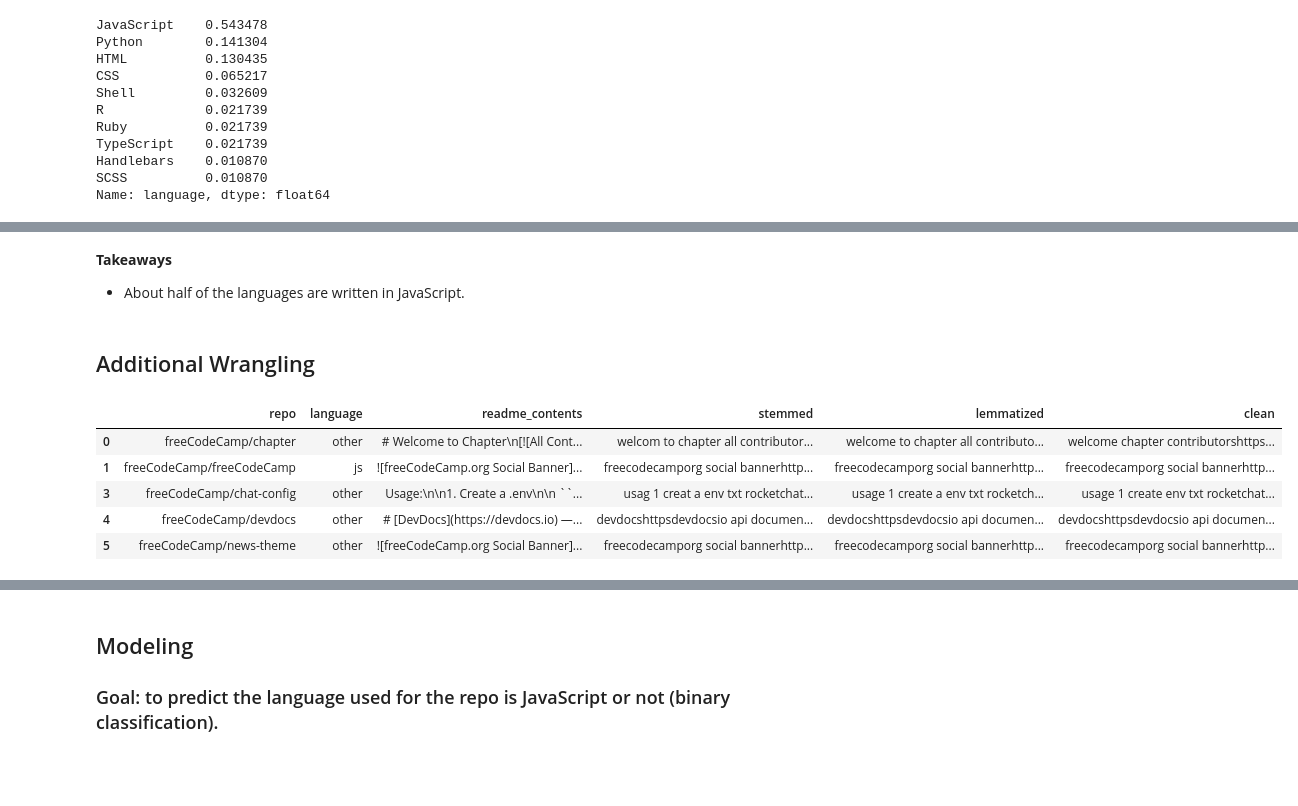
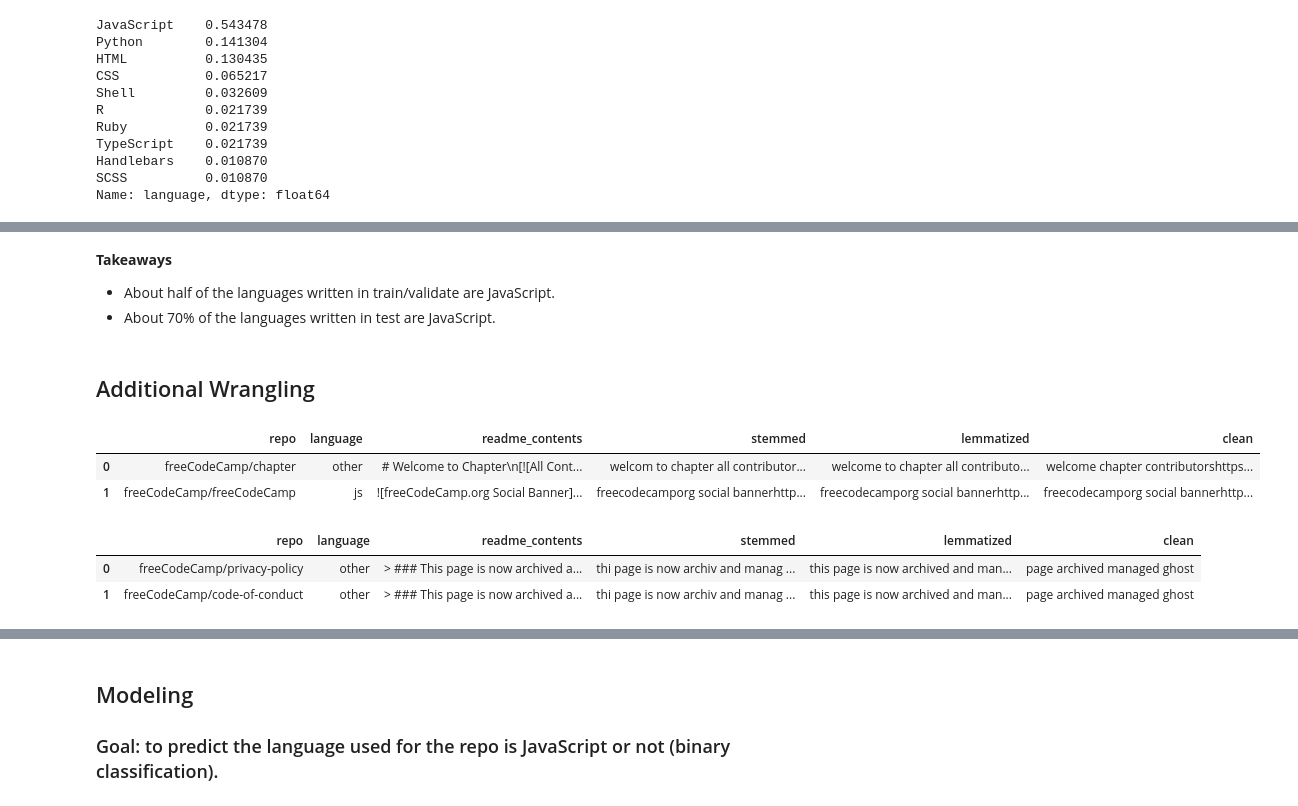
Before and after one commit to AAranda10/nlp-project, a Jupyter notebook: shi_scratch.ipynb, the cells around one changed output, grey strips where cells are left out. Saved outputs shown, nothing was run; the diff lists cells and outputs as text; code cells hidden in the pictures; blank space fills up the shorter version.

Commit message:
update the documentations

```diff
--- a/shi_scratch.ipynb
+++ b/shi_scratch.ipynb
@@ -144,6 +191,7 @@ plt.show()
 # %% [markdown]
 **Takeaways**
-- About half of the languages are written in JavaScript.
+- About half of the languages written in train/validate are JavaScript.
+- About 70% of the languages written in test are JavaScript.
 # %% [markdown]
 ## Additional Wrangling
 # %%
@@ -152,13 +202,17 @@ df.language = df.language.apply(lambda i: 'js' if i == 'JavaScript' else 'other'
 # %%
 # Take a peek at the df
-df.head()
+df.head(2)
 # %% [output]
 |  | repo | language | readme_contents | stemmed | lemmatized | clean |
 | 0 | freeCodeCamp/chapter | other | # Welcome to Chapter\n[![All Cont... | welcom to chapter all contributor... | welcome to chapter all contributo... | welcome chapter contributorshttps... |
 | 1 | freeCodeCamp/freeCodeCamp | js | ![freeCodeCamp.org Social Banner]... | freecodecamporg social bannerhttp... | freecodecamporg social bannerhttp... | freecodecamporg social bannerhttp... |
-| 3 | freeCodeCamp/chat-config | other | Usage:\n\n1. Create a .env\n\n ``... | usag 1 creat a env txt rocketchat... | usage 1 create a env txt rocketch... | usage 1 create env txt rocketchat... |
-| 4 | freeCodeCamp/devdocs | other | # [DevDocs](https://devdocs.io) —... | devdocshttpsdevdocsio api documen... | devdocshttpsdevdocsio api documen... | devdocshttpsdevdocsio api documen... |
-| 5 | freeCodeCamp/news-theme | other | ![freeCodeCamp.org Social Banner]... | freecodecamporg social bannerhttp... | freecodecamporg social bannerhttp... | freecodecamporg social bannerhttp... |
+# %%
+# Take a peek at the df1
+df1.head(2)
+# %% [output]
+|  | repo | language | readme_contents | stemmed | lemmatized | clean |
+| 0 | freeCodeCamp/privacy-policy | other | > ### This page is now archived a... | thi page is now archiv and manag ... | this page is now archived and man... | page archived managed ghost |
+| 1 | freeCodeCamp/code-of-conduct | other | > ### This page is now archived a... | thi page is now archiv and manag ... | this page is now archived and man... | page archived managed ghost |
 # %%
 # Add column words
 
```
Also changed, not shown: parts of 49 cells of this notebook.
